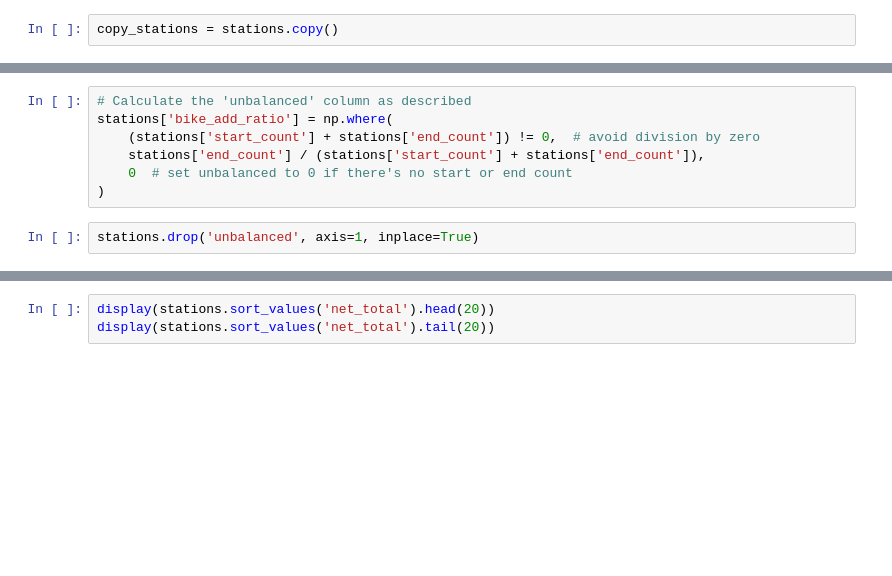
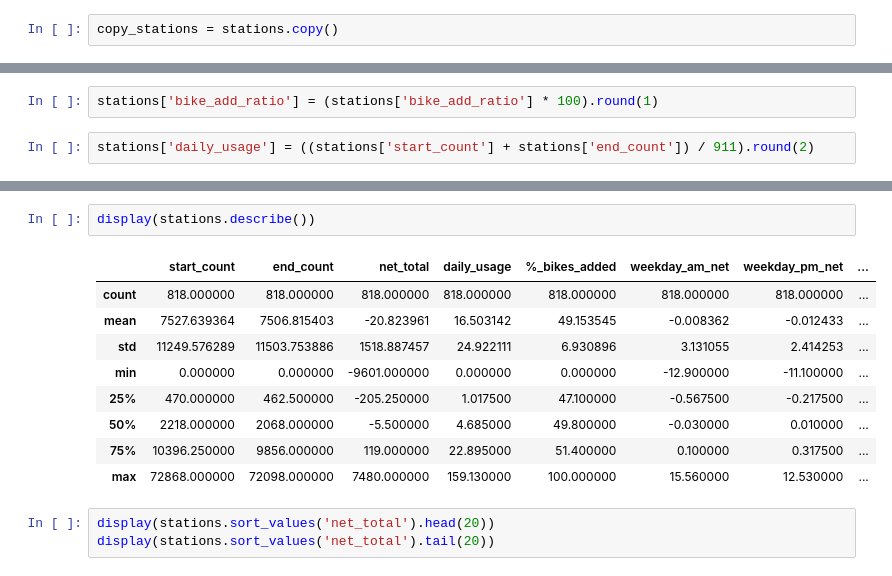
Before and after one commit to Paul-Sabin/Capital-Bikeshare, a Jupyter notebook: Trip Data EDA.ipynb, the cells around one changed output, grey strips where cells are left out. Drawn from its saved outputs; the diff is of its cells as text; blank space fills up the shorter version.

```diff
--- a/Trip Data EDA.ipynb
+++ b/Trip Data EDA.ipynb
@@ -443,9 +441,4 @@ stations['unbalanced'] = np.where(
-# %%
-# Calculate the 'unbalanced' column as described
-stations['bike_add_ratio'] = np.where(
-    (stations['start_count'] + stations['end_count']) != 0,  # avoid division by zero
-    stations['end_count'] / (stations['start_count'] + stations['end_count']),
-    0  # set unbalanced to 0 if there's no start or end count
-)
-# %%
-stations.drop('unbalanced', axis=1, inplace=True)
+# %%
+stations['bike_add_ratio'] = (stations['bike_add_ratio'] * 100).round(1)
+# %%
+stations['daily_usage'] = ((stations['start_count'] + stations['end_count']) / 911).round(2)
@@ -452,3 +463,15 @@ stations.drop('unbalanced', axis=1, inplace=True)
+# %%
+display(stations.describe())
+# %% [output]
+|  | start_count | end_count | net_total | daily_usage | %_bikes_added | weekday_am_net | weekday_pm_net | ... |
+| count | 818.000000 | 818.000000 | 818.000000 | 818.000000 | 818.000000 | 818.000000 | 818.000000 | ... |
+| mean | 7527.639364 | 7506.815403 | -20.823961 | 16.503142 | 49.153545 | -0.008362 | -0.012433 | ... |
+| std | 11249.576289 | 11503.753886 | 1518.887457 | 24.922111 | 6.930896 | 3.131055 | 2.414253 | ... |
+| min | 0.000000 | 0.000000 | -9601.000000 | 0.000000 | 0.000000 | -12.900000 | -11.100000 | ... |
+| 25% | 470.000000 | 462.500000 | -205.250000 | 1.017500 | 47.100000 | -0.567500 | -0.217500 | ... |
+| 50% | 2218.000000 | 2068.000000 | -5.500000 | 4.685000 | 49.800000 | -0.030000 | 0.010000 | ... |
+| 75% | 10396.250000 | 9856.000000 | 119.000000 | 22.895000 | 51.400000 | 0.100000 | 0.317500 | ... |
+| max | 72868.000000 | 72098.000000 | 7480.000000 | 159.130000 | 100.000000 | 15.560000 | 12.530000 | ... |
 # %%
 display(stations.sort_values('net_total').head(20))
 display(stations.sort_values('net_total').tail(20))
```
Also changed, not shown: parts of 11 cells of this notebook, 1 other file.
